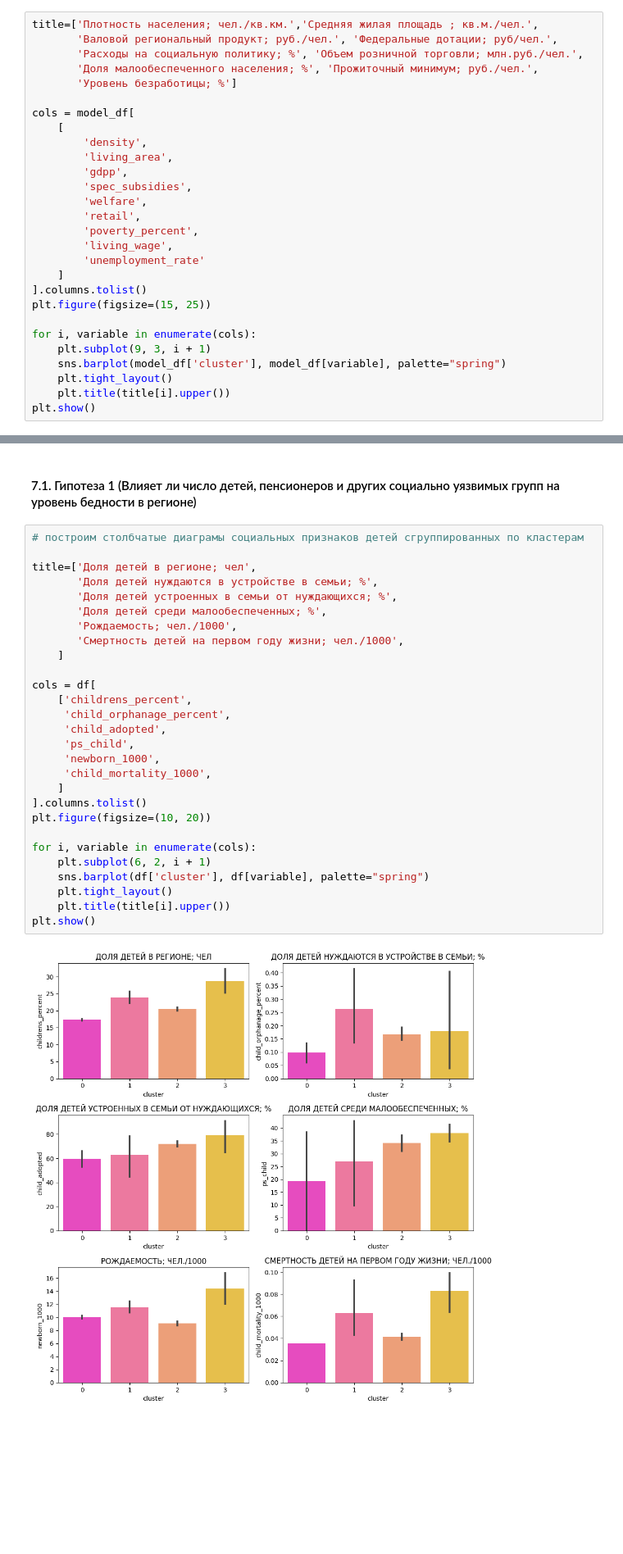
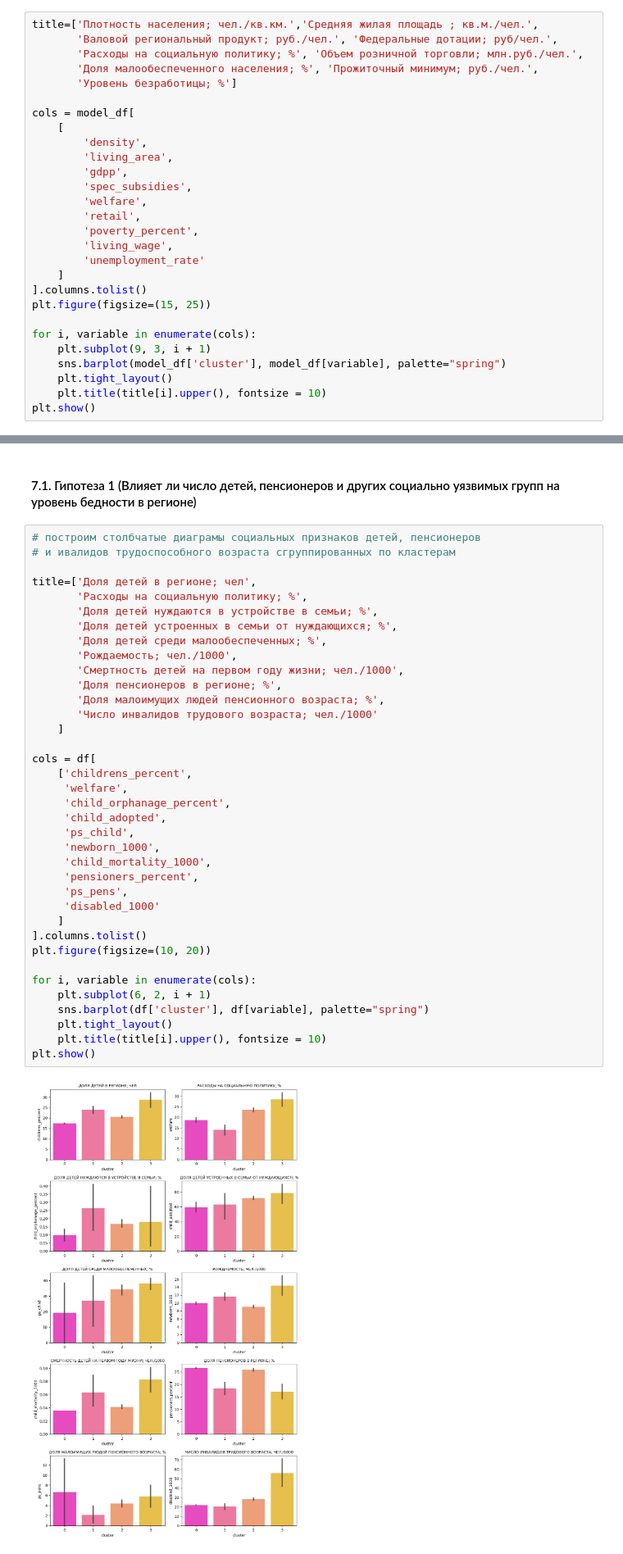
Before and after one commit to Punich-Pavel/Final_Project, a Jupyter notebook: Part_3/part_3.ipynb, the cells around one changed output, grey strips where cells are left out. Shown at 82% size. Cells and saved outputs as stored; diff of their text form; blank space fills up the shorter version.

```diff
--- a/Part_3/part_3.ipynb
+++ b/Part_3/part_3.ipynb
@@ -372,6 +372,6 @@ for i, variable in enumerate(cols):
     plt.subplot(9, 3, i + 1)
     sns.barplot(model_df['cluster'], model_df[variable], palette="spring")
     plt.tight_layout()
-    plt.title(title[i].upper())
+    plt.title(title[i].upper(), fontsize = 10)
 plt.show()
 # %% [output]
@@ -417,32 +417,41 @@ df.head(3)
 # %% [markdown]
 #### 7.1. Гипотеза 1 (Влияет ли число детей, пенсионеров и других социально уязвимых групп на уровень бедности в регионе)
 # %%
-# построим столбчатые диаграмы социальных признаков детей сгруппированных по кластерам
+# построим столбчатые диаграмы социальных признаков детей, пенсионеров
+# и ивалидов трудоспособного возраста сгруппированных по кластерам
 
 title=['Доля детей в регионе; чел',
+       'Расходы на социальную политику; %',
        'Доля детей нуждаются в устройстве в семьи; %',
        'Доля детей устроенных в семьи от нуждающихся; %',
        'Доля детей среди малообеспеченных; %',
        'Рождаемость; чел./1000',
        'Смертность детей на первом году жизни; чел./1000',
+       'Доля пенсионеров в регионе; %',
+       'Доля малоимущих людей пенсионного возраста; %',
+       'Число инвалидов трудового возраста; чел./1000'
     ]
 
 cols = df[
     ['childrens_percent',
+     'welfare',
      'child_orphanage_percent',
      'child_adopted',
      'ps_child',
      'newborn_1000',
      'child_mortality_1000',
+     'pensioners_percent',
+     'ps_pens',
+     'disabled_1000'
     ]
 ].columns.tolist()
 plt.figure(figsize=(10, 20))
 
 for i, variable in enumerate(cols):
     plt.subplot(6, 2, i + 1)
     sns.barplot(df['cluster'], df[variable], palette="spring")
     plt.tight_layout()
-    plt.title(title[i].upper())
+    plt.title(title[i].upper(), fontsize = 10)
 plt.show()
 # %% [output]
-[figure, old version]
+[figure, new version]
```
Also changed, not shown: parts of 12 cells of this notebook, 6 other files.
